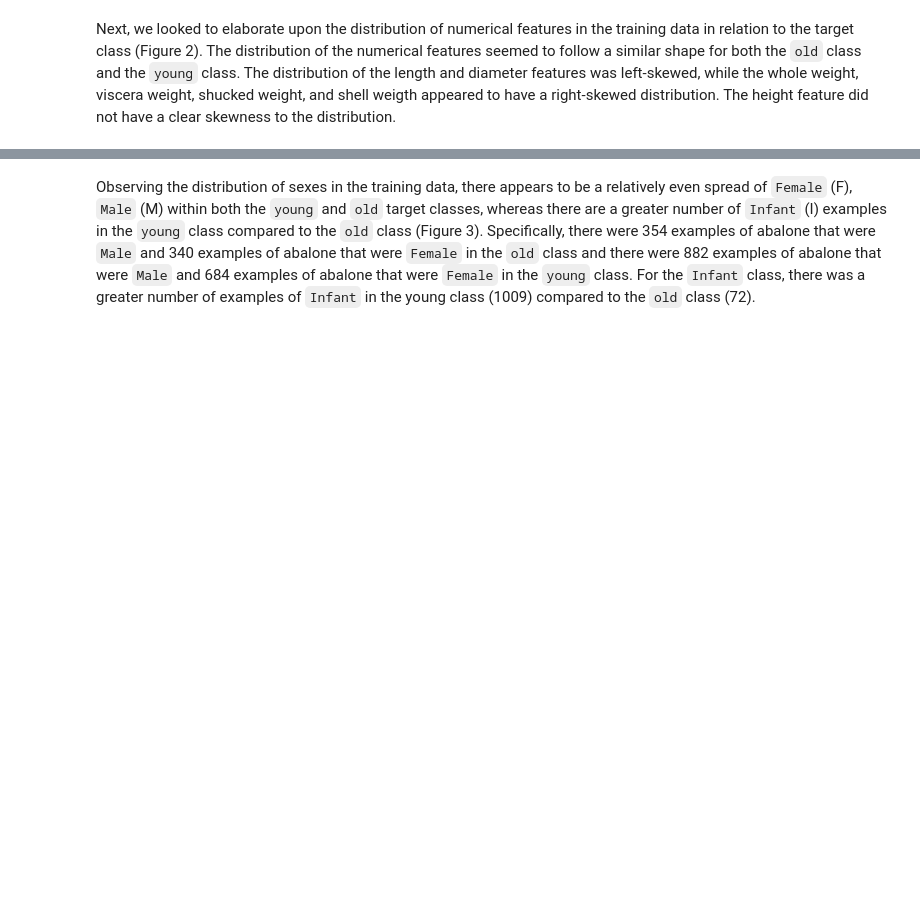
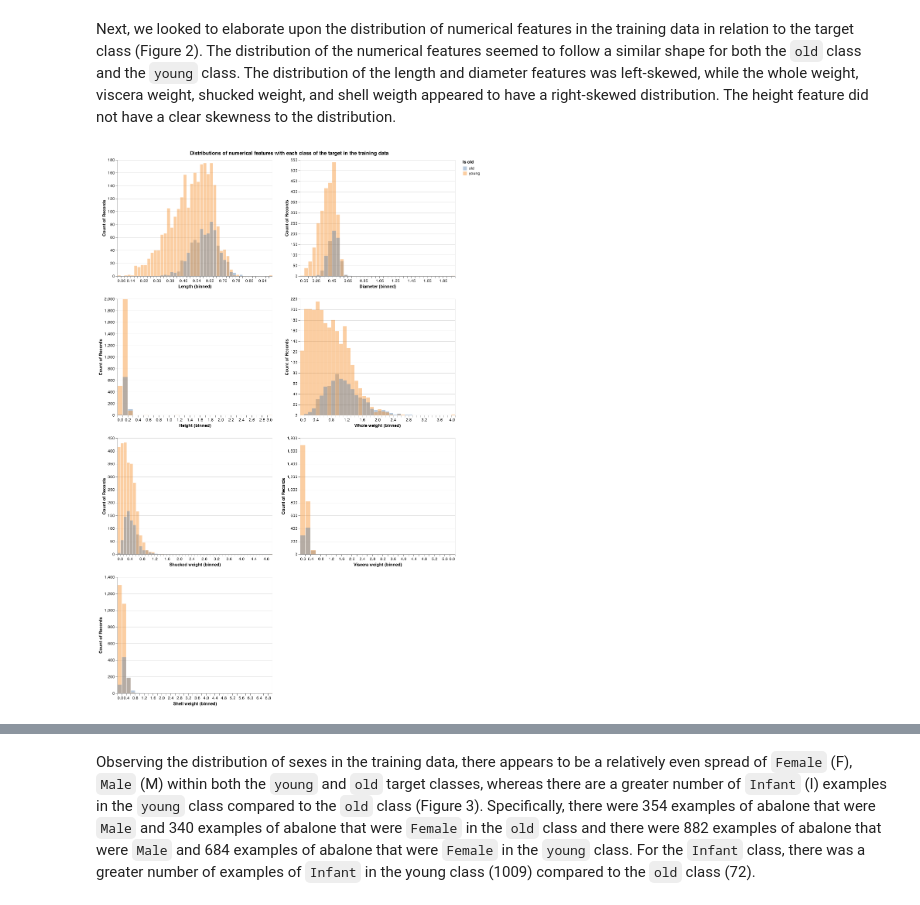
Before and after one commit to veerupandey/abalone_age_classification, a Jupyter notebook: docs/Project_report_milestone2.ipynb, the cells around one changed output, grey strips where cells are left out. Cells and saved outputs as stored; diff of their text form; code cells hidden in the pictures; blank space fills up the shorter version.

```diff
--- a/docs/Project_report_milestone2.ipynb
+++ b/docs/Project_report_milestone2.ipynb
@@ -37,3 +40,7 @@ Figure 1. The distribution of numerical features for both classes, young and old
 # %% [markdown]
 Next, we looked to elaborate upon the distribution of numerical features in the training data in relation to the target class (Figure 2). The distribution of the numerical features seemed to follow a similar shape for both the `old` class and the `young` class. The distribution of the length and diameter features was left-skewed, while the whole weight, viscera weight, shucked weight, and shell weigth appeared to have a right-skewed distribution. The height feature did not have a clear skewness to the distribution.
+# %%
+Image("../results/eda/histograms.png")
+# %% [output]
+[figure, added]
 # %% [markdown]
```
Also changed, not shown: parts of 7 cells of this notebook.
